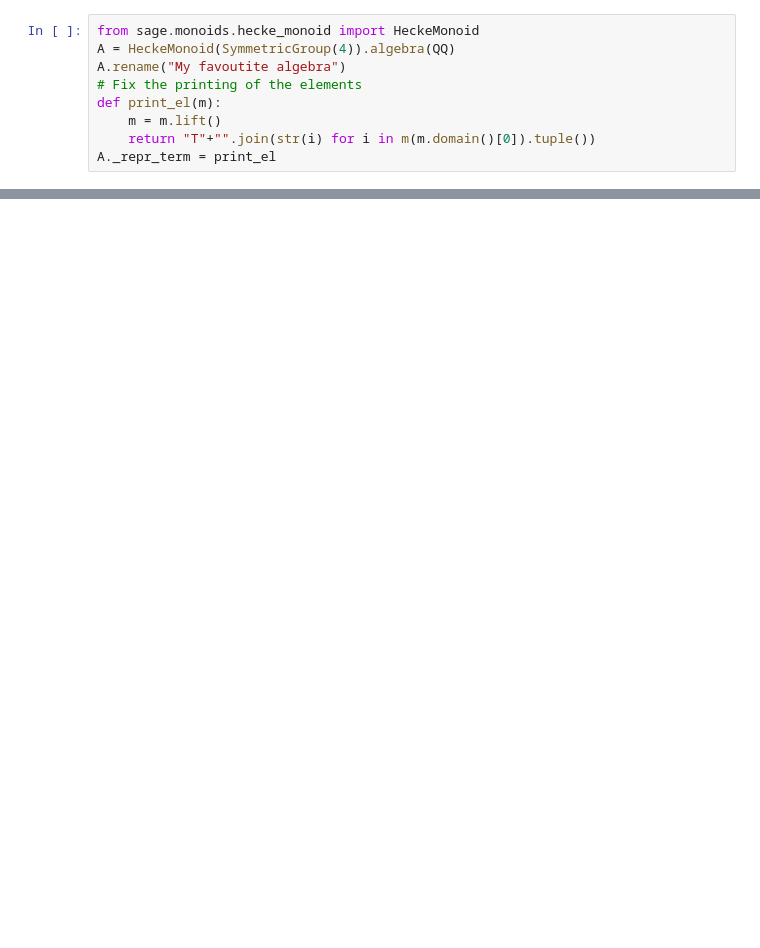
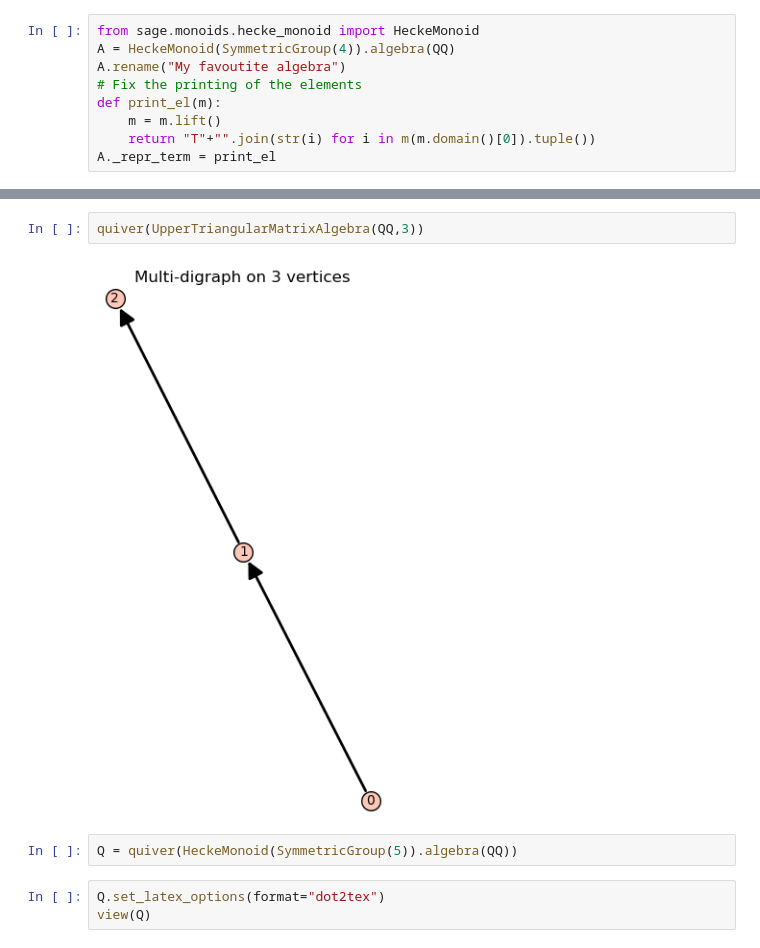
Before and after one commit to hivert/GTQuivers, a Jupyter notebook: Computing the quiver of an associative algebra.ipynb, the cells around one changed output, grey strips where cells are left out. Cells and saved outputs as stored; diff of their text form; blank space fills up the shorter version.

Commit message:
Notebook on computing the quiver

```diff
--- a/Computing the quiver of an associative algebra.ipynb
+++ b/Computing the quiver of an associative algebra.ipynb
@@ -178,0 +217,9 @@ quiver(A)
+# %%
+quiver(UpperTriangularMatrixAlgebra(QQ,3))
+# %% [output]
+[figure, added]
+# %%
+Q = quiver(HeckeMonoid(SymmetricGroup(5)).algebra(QQ))
+# %%
+Q.set_latex_options(format="dot2tex")
+view(Q)
```
Also changed, not shown: parts of 17 cells of this notebook.
